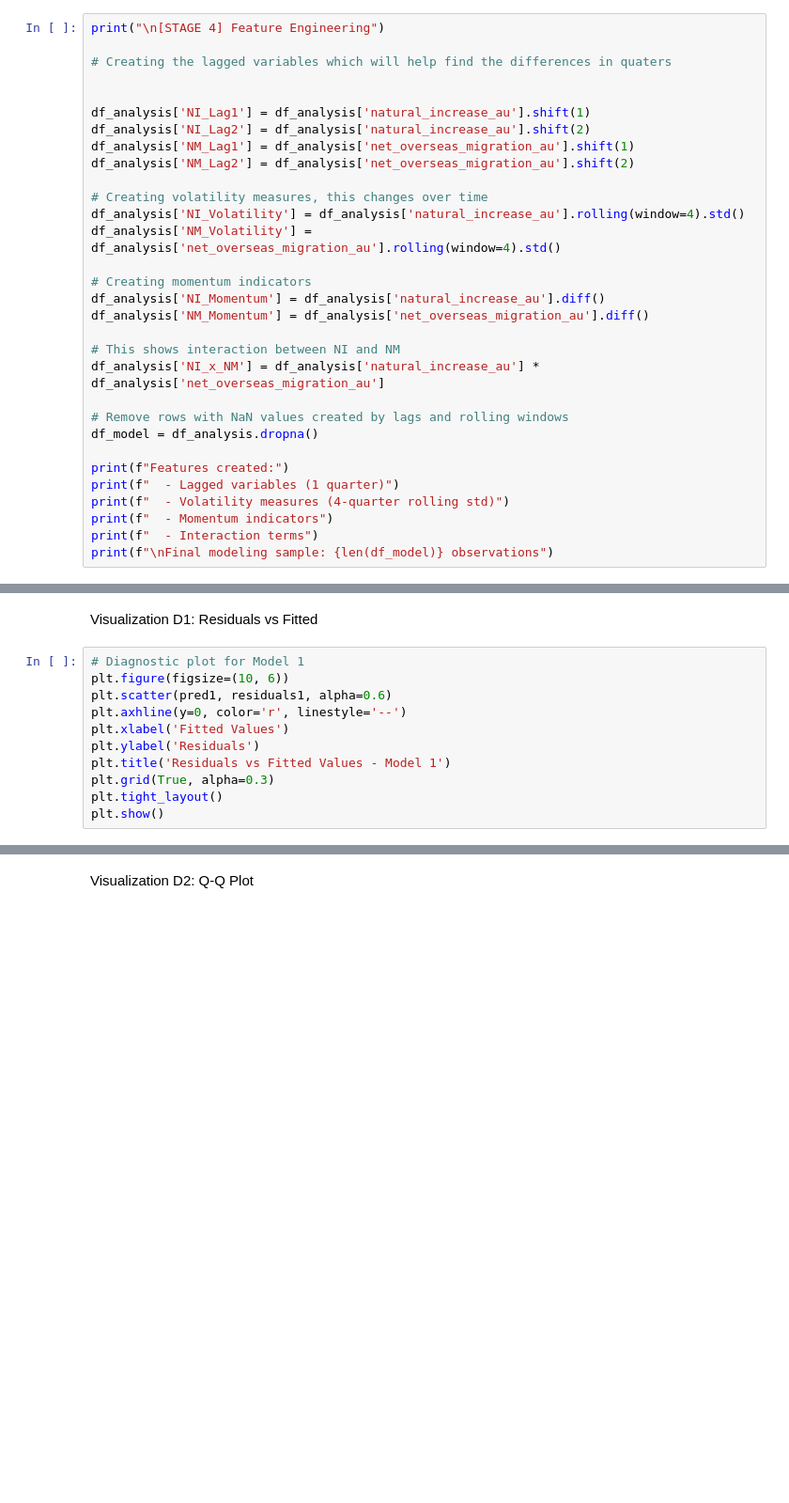
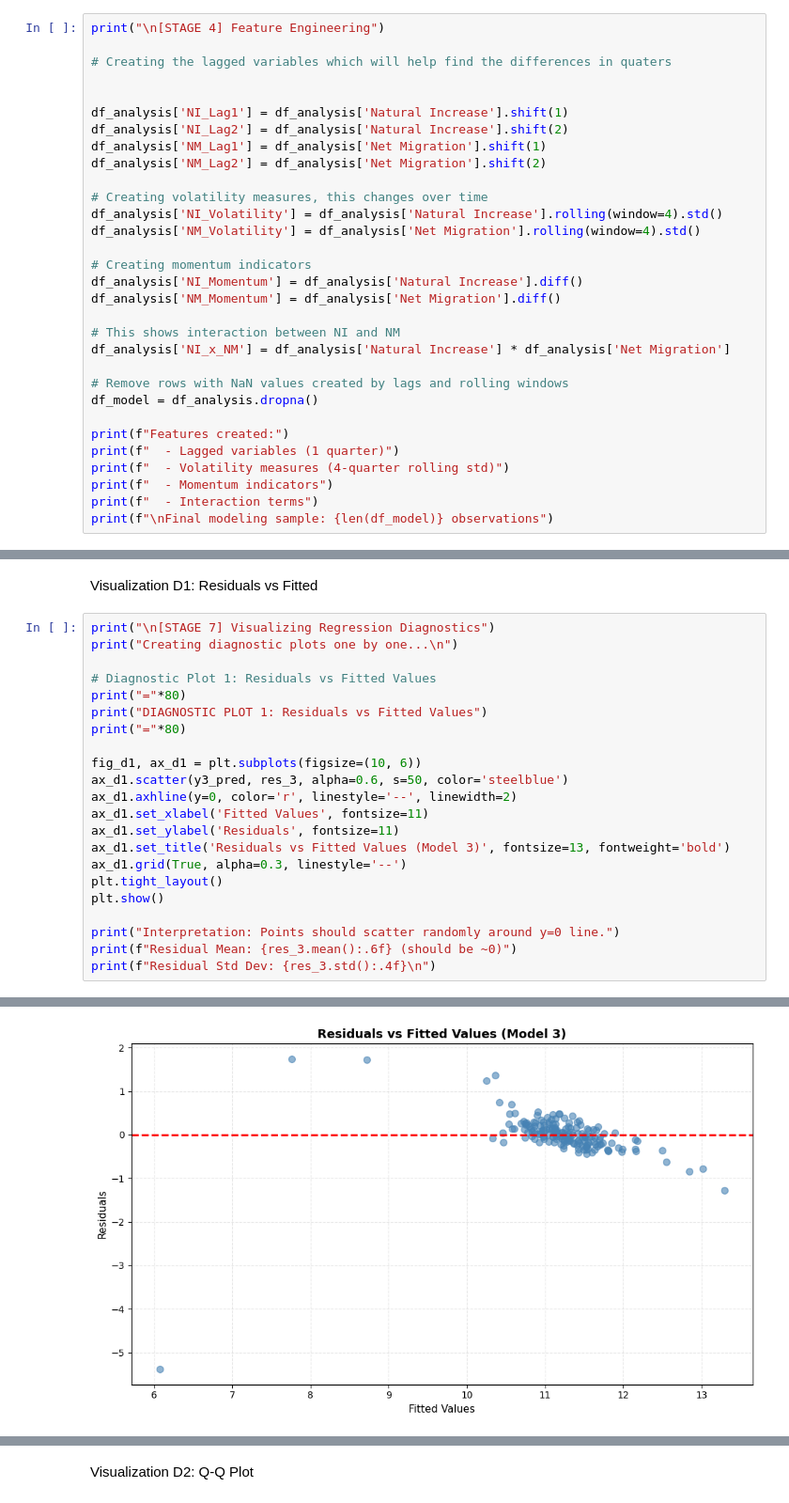
Before and after one commit to habray-99/PRT564-DATA-ANALYTICS-AND-VISUALISATION, a Jupyter notebook: Final_Assingnment.ipynb, the cells around one changed output, grey strips where cells are left out. Shown at 94% size. Saved outputs shown, nothing was run; the diff lists cells and outputs as text; blank space fills up the shorter version.

Commit message:
updated the final code for model comparison and exported results.

```diff
--- a/Final_Assingnment.ipynb
+++ b/Final_Assingnment.ipynb
@@ -608,21 +608,21 @@ print("\n[STAGE 4] Feature Engineering")
 # Creating the lagged variables which will help find the differences in quaters
 
 
-df_analysis['NI_Lag1'] = df_analysis['natural_increase_au'].shift(1)
-df_analysis['NI_Lag2'] = df_analysis['natural_increase_au'].shift(2)
-df_analysis['NM_Lag1'] = df_analysis['net_overseas_migration_au'].shift(1)
-df_analysis['NM_Lag2'] = df_analysis['net_overseas_migration_au'].shift(2)
+df_analysis['NI_Lag1'] = df_analysis['Natural Increase'].shift(1)
+df_analysis['NI_Lag2'] = df_analysis['Natural Increase'].shift(2)
+df_analysis['NM_Lag1'] = df_analysis['Net Migration'].shift(1)
+df_analysis['NM_Lag2'] = df_analysis['Net Migration'].shift(2)
 
 # Creating volatility measures, this changes over time
-df_analysis['NI_Volatility'] = df_analysis['natural_increase_au'].rolling(window=4).std()
-df_analysis['NM_Volatility'] = df_analysis['net_overseas_migration_au'].rolling(window=4).std()
+df_analysis['NI_Volatility'] = df_analysis['Natural Increase'].rolling(window=4).std()
+df_analysis['NM_Volatility'] = df_analysis['Net Migration'].rolling(window=4).std()
 
 # Creating momentum indicators
-df_analysis['NI_Momentum'] = df_analysis['natural_increase_au'].diff()
-df_analysis['NM_Momentum'] = df_analysis['net_overseas_migration_au'].diff()
+df_analysis['NI_Momentum'] = df_analysis['Natural Increase'].diff()
+df_analysis['NM_Momentum'] = df_analysis['Net Migration'].diff()
 
 # This shows interaction between NI and NM
-df_analysis['NI_x_NM'] = df_analysis['natural_increase_au'] * df_analysis['net_overseas_migration_au']
+df_analysis['NI_x_NM'] = df_analysis['Natural Increase'] * df_analysis['Net Migration']
 
 # Remove rows with NaN values created by lags and rolling windows
 df_model = df_analysis.dropna()
@@ -786,14 +786,25 @@ Model data shape: (178, 6)
 # %% [markdown]
 Visualization D1: Residuals vs Fitted
 # %%
-# Diagnostic plot for Model 1
-plt.figure(figsize=(10, 6))
-plt.scatter(pred1, residuals1, alpha=0.6)
-plt.axhline(y=0, color='r', linestyle='--')
-plt.xlabel('Fitted Values')
-plt.ylabel('Residuals')
-plt.title('Residuals vs Fitted Values - Model 1')
-plt.grid(True, alpha=0.3)
+print("\n[STAGE 7] Visualizing Regression Diagnostics")
+print("Creating diagnostic plots one by one...\n")
+
+# Diagnostic Plot 1: Residuals vs Fitted Values
+print("="*80)
+print("DIAGNOSTIC PLOT 1: Residuals vs Fitted Values")
+print("="*80)
+
+fig_d1, ax_d1 = plt.subplots(figsize=(10, 6))
+ax_d1.scatter(y3_pred, res_3, alpha=0.6, s=50, color='steelblue')
+ax_d1.axhline(y=0, color='r', linestyle='--', linewidth=2)
+ax_d1.set_xlabel('Fitted Values', fontsize=11)
+ax_d1.set_ylabel('Residuals', fontsize=11)
+ax_d1.set_title('Residuals vs Fitted Values (Model 3)', fontsize=13, fontweight='bold')
+ax_d1.grid(True, alpha=0.3, linestyle='--')
 plt.tight_layout()
 plt.show()
+
+print("Interpretation: Points should scatter randomly around y=0 line.")
+print(f"Residual Mean: {res_3.mean():.6f} (should be ~0)")
+print(f"Residual Std Dev: {res_3.std():.4f}\n")
 # %% [output]
@@ -800,0 +817 @@ NameError: name 'pred1' is not defined
+[figure, added]
```
Also changed, not shown: parts of 17 cells of this notebook, 3 other files.
